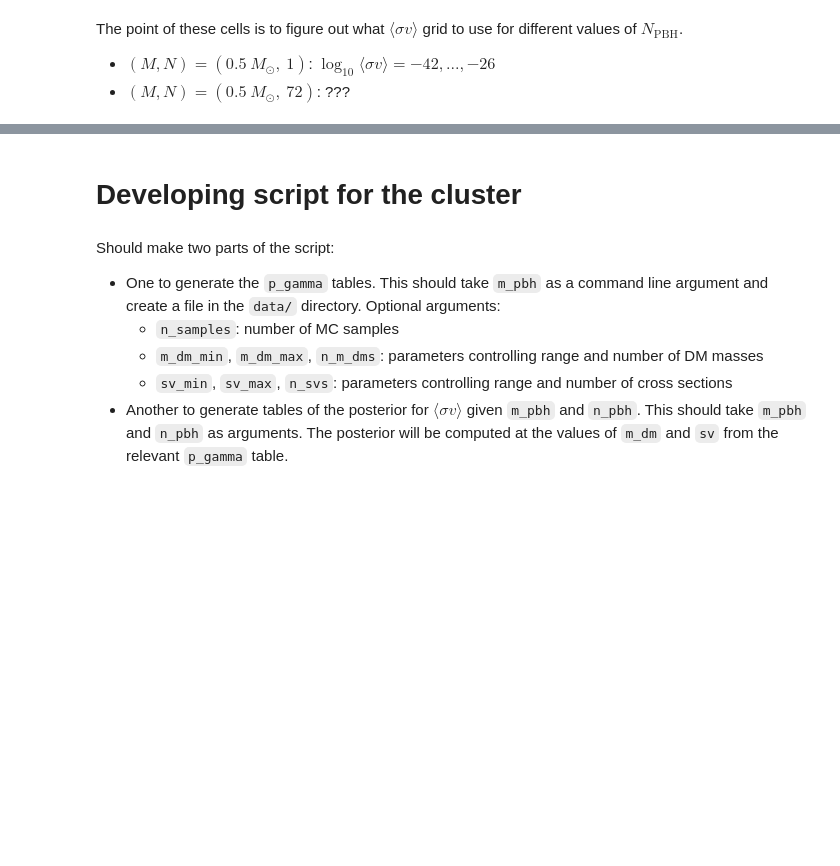
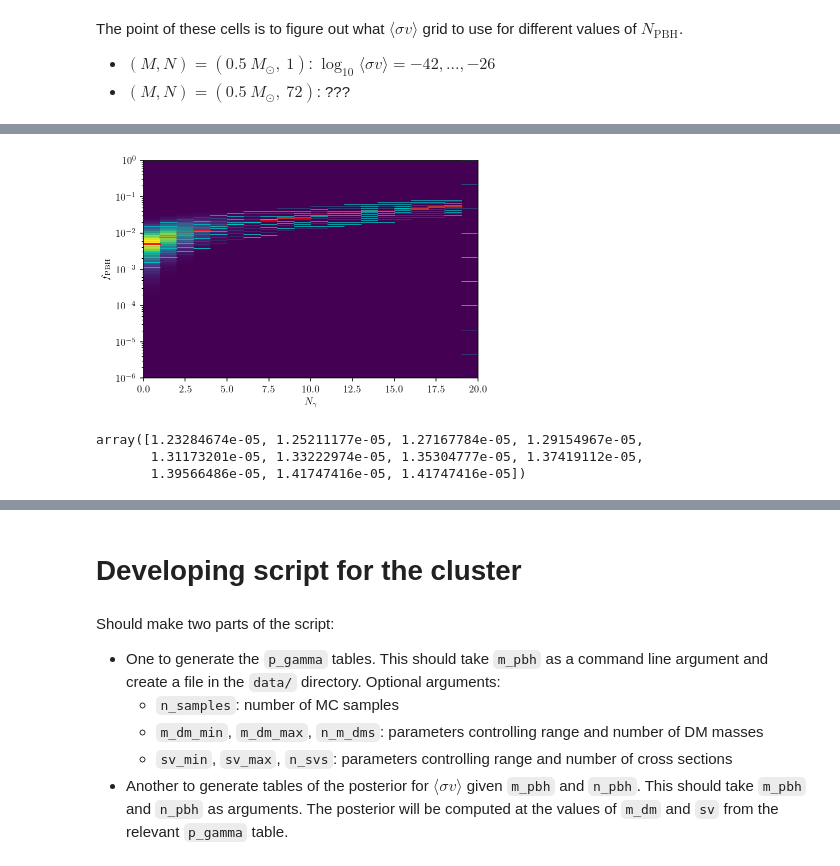
Before and after one commit to adam-coogan/pbhs_vs_wimps, a Jupyter notebook: detecting_dm_with_pbhs_08_feb_2019.ipynb, the cells around one changed output, grey strips where cells are left out. Cells and saved outputs as stored; diff of their text form; code cells hidden in the pictures; blank space fills up the shorter version.

```diff
--- a/detecting_dm_with_pbhs_08_feb_2019.ipynb
+++ b/detecting_dm_with_pbhs_08_feb_2019.ipynb
@@ -114,0 +123,5 @@ os.system("say 'Did it!'")
+# %%
+# Loads p(f|N_PBH) for GW experiments, computed by Bradley.
+# The third argument specifies the directory containing the
+# posterior data files.
+p_f = load_p_f_gw(m_pbh, n_pbh)
@@ -114,0 +139,46 @@ os.system("say 'Did it!'")
+# %%
+def get_f_samples(fs, integrand_vals, frac=0.1, n=10):
+    """Samples log-space points around the peak of the posterior integrand.
+
+    Returns
+    -------
+    Array of log-spaced values of f out to where the integrand decreases to
+    10% of its maximum value, and the f at which it attains its maximum value.
+    """
+    integrand_max = integrand_vals.max()
+    # Choose some fraction of the max value to sample out to
+    min_sample_val = frac * integrand_max
+    d = np.sign(min_sample_val - integrand_vals[:-1]) - np.sign(min_sample_val - integrand_vals[1:])
+    try:
+        f_low = fs[max(0, np.where(d > 0)[0][0])]
+    except:
+        f_low = fs[0]
+    try:
+        f_high = fs[min(len(fs)-1, np.where(d < 0)[0][-1])]
+    except:
+        f_high = fs[-1]
+
+    return np.append(np.logspace(np.log10(f_low), np.log10(f_high), n),
+                     fs[np.argmax(integrand_vals)])
+# %%
+plt.yscale("log")
+plt.xlabel(r"$N_\gamma$")
+plt.ylabel(r"$f_{\mathrm{PBH}}$")
+plt.xlim(0, n_gs.max())
+plt.ylim(fs[[0, -1]])
+plt.pcolormesh(n_g_mg, f_mg, post_integrand_vals)
+
+for i, n_g in enumerate(n_gs):
+    f_map = fs[map_idxs[i]]
+    plt.plot([n_g, n_g+1], 2*[f_map], 'r')
+
+    for f_sample in get_f_samples(fs, post_integrand_vals[:, i]):
+        plt.plot([n_g, n_g+1], 2*[f_sample], 'c', linewidth=0.5)
+# %% [output]
+[figure, added]
+# %%
+get_f_samples(fs[:20], post_integrand_vals[:20, idx])
+# %% [output]
+array([1.23284674e-05, 1.25211177e-05, 1.27167784e-05, 1.29154967e-05,
+       1.31173201e-05, 1.33222974e-05, 1.35304777e-05, 1.37419112e-05,
+       1.39566486e-05, 1.41747416e-05, 1.41747416e-05])
```
Also changed, not shown: parts of 16 cells of this notebook, 2 other files.
